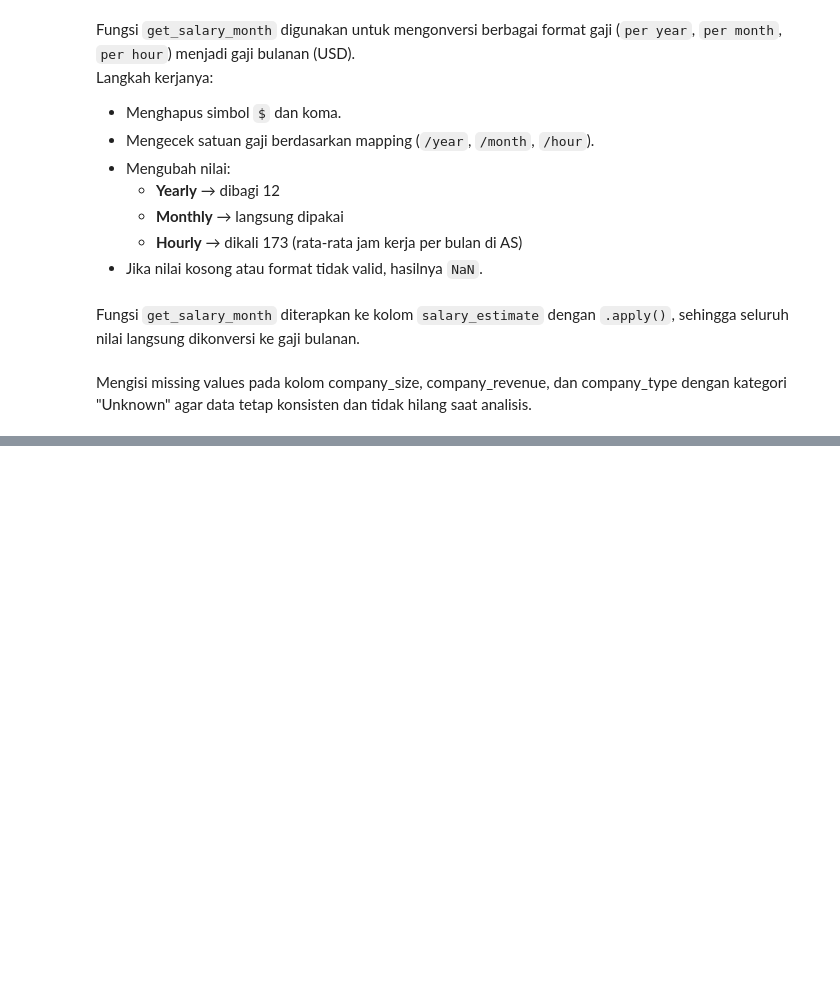
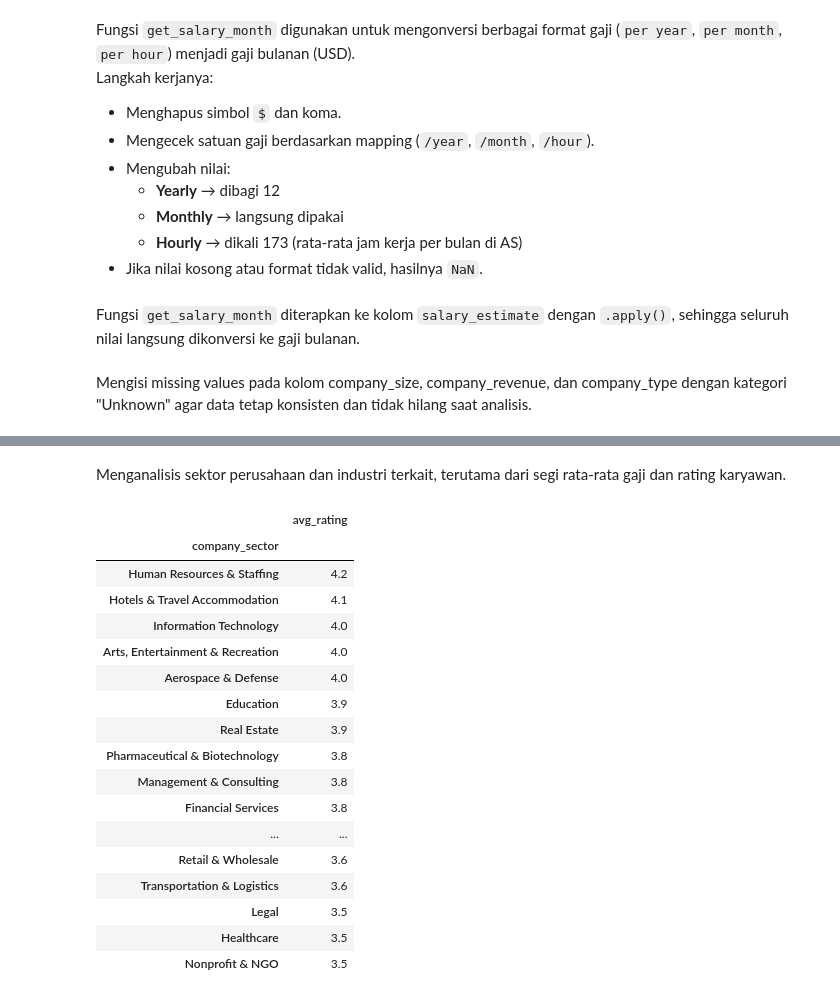
Before and after one commit to alfianfebiyanto/Product-Data-ETL-Pipeline, a Jupyter notebook: requirement_clean.ipynb, the cells around one changed output, grey strips where cells are left out. Drawn from its saved outputs; the diff is of its cells as text; code cells hidden in the pictures; blank space fills up the shorter version.

```diff
--- a/requirement_clean.ipynb
+++ b/requirement_clean.ipynb
@@ -245,0 +287,29 @@ df_req['company_type'] =  df_req['company_type'].fillna('Unknown')
+# %% [markdown]
+Menganalisis sektor perusahaan dan industri terkait, terutama dari segi rata-rata gaji dan rating karyawan.
+# %%
+# rata-rata rating 'company_rating' by sektor
+(
+    df_req.groupby("company_sector")
+        .agg(avg_rating=("company_rating","mean"))
+        .sort_values("avg_rating",ascending=False)
+        .round(1)
+)
+# %% [output]
+|  | avg_rating |
+| company_sector |  |
+| Human Resources & Staffing | 4.2 |
+| Hotels & Travel Accommodation | 4.1 |
+| Information Technology | 4.0 |
+| Arts, Entertainment & Recreation | 4.0 |
+| Aerospace & Defense | 4.0 |
+| Education | 3.9 |
+| Real Estate | 3.9 |
+| Pharmaceutical & Biotechnology | 3.8 |
+| Management & Consulting | 3.8 |
+| Financial Services | 3.8 |
+| ... | ... |
+| Retail & Wholesale | 3.6 |
+| Transportation & Logistics | 3.6 |
+| Legal | 3.5 |
+| Healthcare | 3.5 |
+| Nonprofit & NGO | 3.5 |
```
Also changed, not shown: parts of 32 cells of this notebook.
